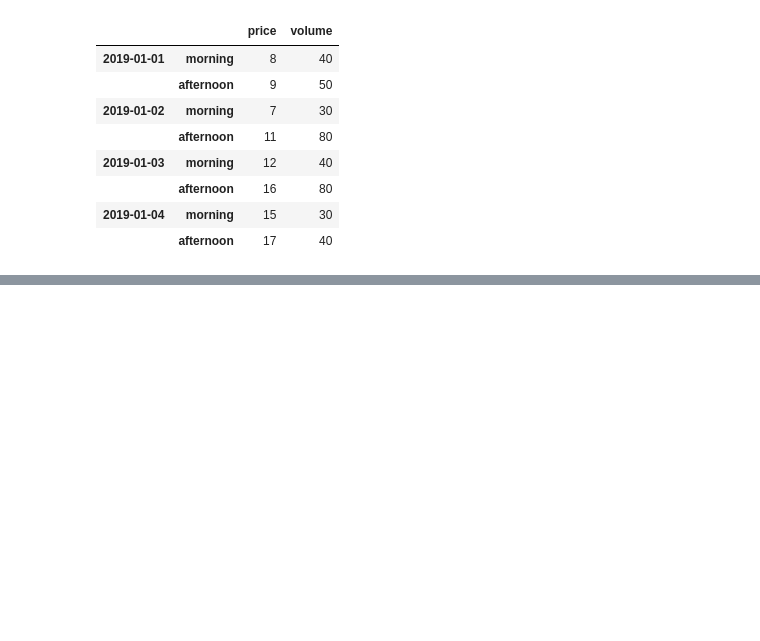
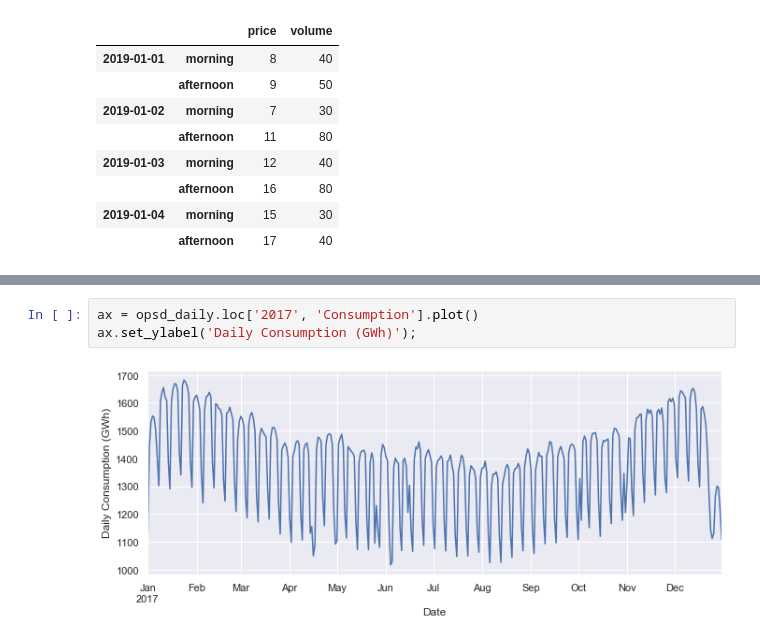
Before and after one commit to ryan13/PreprocessingUtility, a Jupyter notebook: amazon_interview.ipynb, the cells around one changed output, grey strips where cells are left out. Saved outputs shown, nothing was run; the diff lists cells and outputs as text; blank space fills up the shorter version.

```diff
--- a/amazon_interview.ipynb
+++ b/amazon_interview.ipynb
@@ -518,0 +650,5 @@ df2
+# %%
+ax = opsd_daily.loc['2017', 'Consumption'].plot()
+ax.set_ylabel('Daily Consumption (GWh)');
+# %% [output]
+[figure, added]
```
Also changed, not shown: parts of 53 cells of this notebook.
